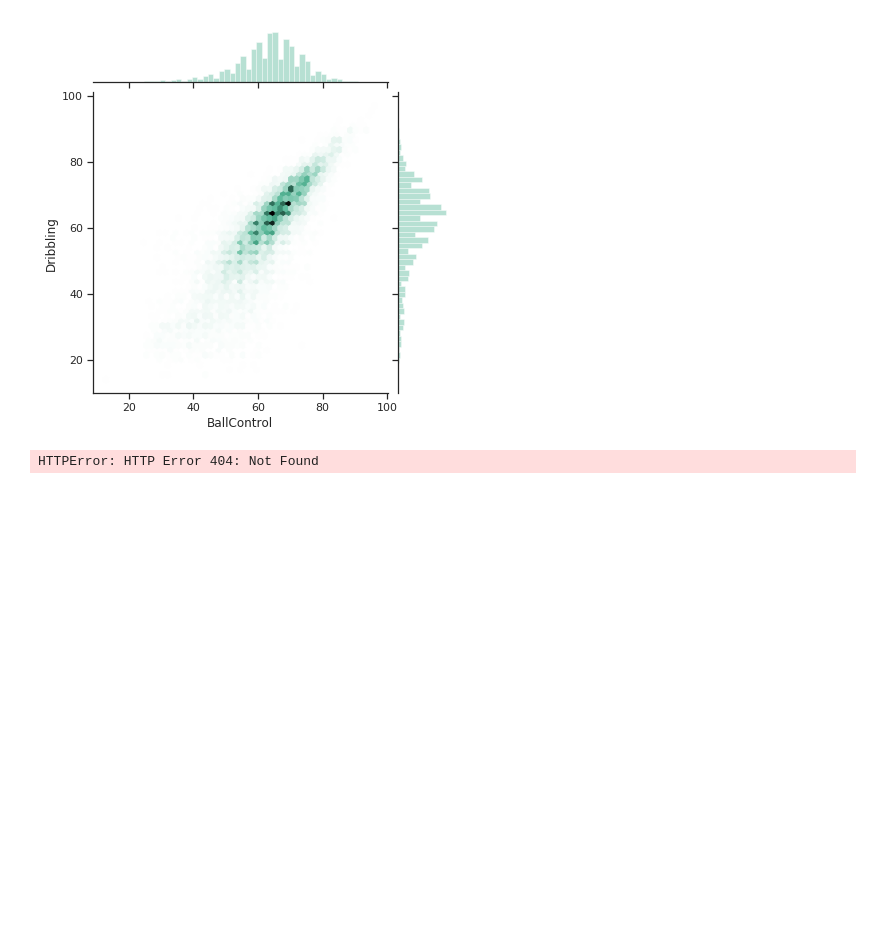
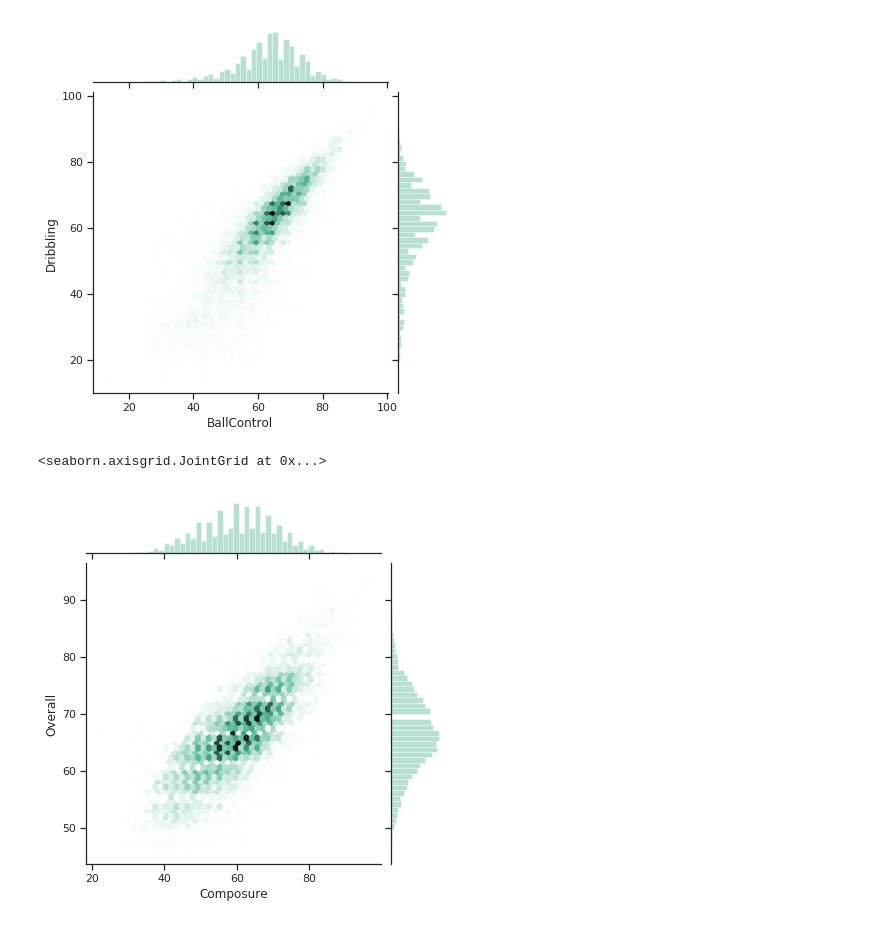
Before and after one commit to anaduu/Moneyball, a Jupyter notebook: data/test1.ipynb, the cells around one changed output. Cells and saved outputs as stored; diff of their text form; code cells hidden in the pictures; blank space fills up the shorter version.

```diff
--- a/data/test1.ipynb
+++ b/data/test1.ipynb
@@ -67,23 +67,20 @@ sns.jointplot(x, y, kind="hex", color="#4CB391")
 [figure]
 # %%
 DATA_LOCATION = "main_players.csv"
-FIRST_ATTRIBUTE = "Reactions"
+FIRST_ATTRIBUTE = "Composure"
 SECOND_ATTRIBUTE = "Overall"
 
 datas = pd.read_csv(DATA_LOCATION)
 data1 = datas[[FIRST_ATTRIBUTE, SECOND_ATTRIBUTE]]
 
 sns.set(style="ticks")
 
-#rs = np.random.RandomState(1100)
+rs = np.random.RandomState(11)
 x = datas[FIRST_ATTRIBUTE]
 y = datas[SECOND_ATTRIBUTE]
-tips2 = pd.read_csv('players.csv')
-data = sns.load_dataset("players.csv")
-
 
 
 sns.jointplot(x, y, kind="hex", color="#4CB391")
-sns.lmplot(x, y, data="data");
 # %% [output]
-HTTPError: HTTP Error 404: Not Found
+<seaborn.axisgrid.JointGrid at 0x...>
+[figure, added]
```
Also changed, not shown: parts of 9 cells of this notebook.
